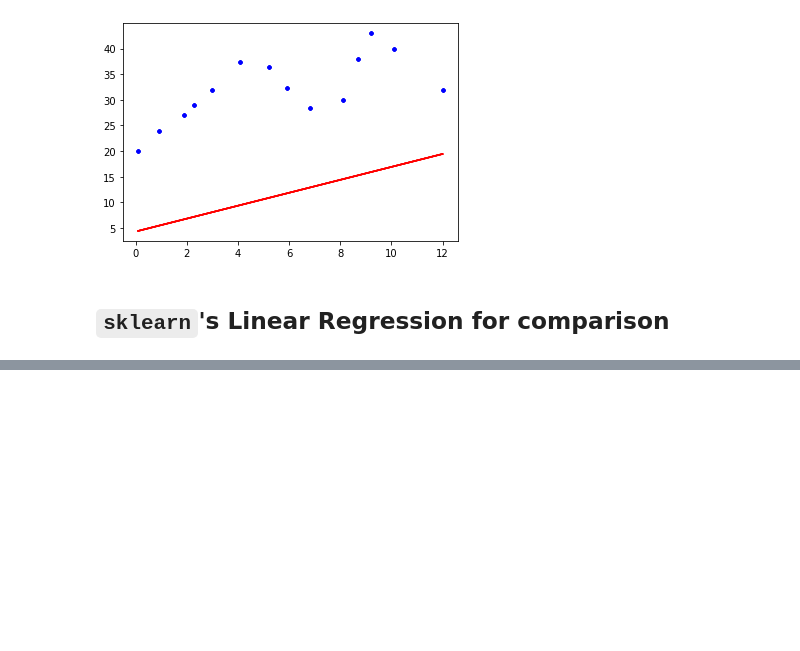
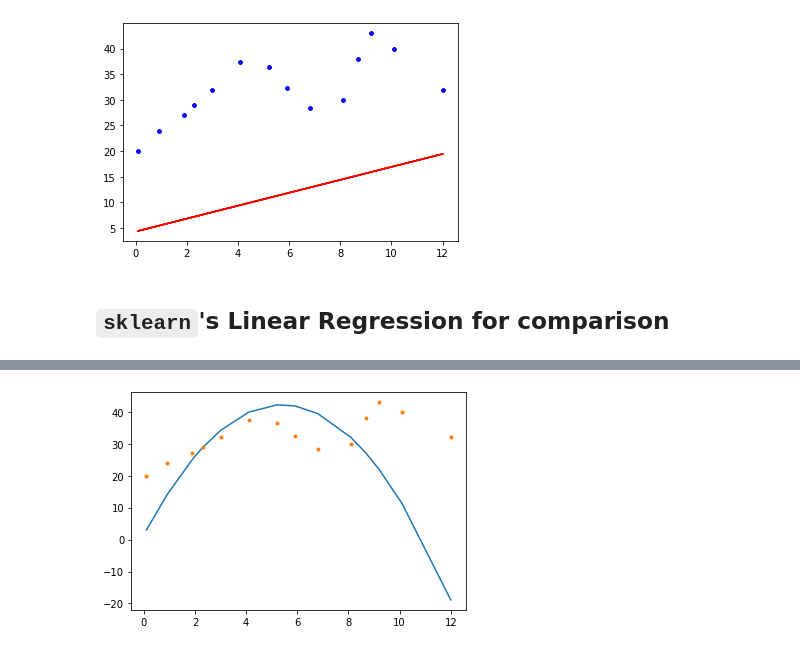
Before and after one commit to andrew15818/110, a Jupyter notebook: spring/optimization/homework/hw3/main.ipynb, the cells around one changed output, grey strips where cells are left out. Saved outputs shown, nothing was run; the diff lists cells and outputs as text; code cells hidden in the pictures; blank space fills up the shorter version.

```diff
--- a/spring/optimization/homework/hw3/main.ipynb
+++ b/spring/optimization/homework/hw3/main.ipynb
@@ -74,0 +86,11 @@ plt.show()
+# %%
+a = -1.4
+b = 15.1
+c = 1.51
+preds = a * np.power(X, 2) + b * X + c
+
+plt.plot(X, preds)
+plt.plot(X,Y, '.')
+plt.show()
+# %% [output]
+[figure, added]
```
Also changed, not shown: parts of 6 cells of this notebook.
